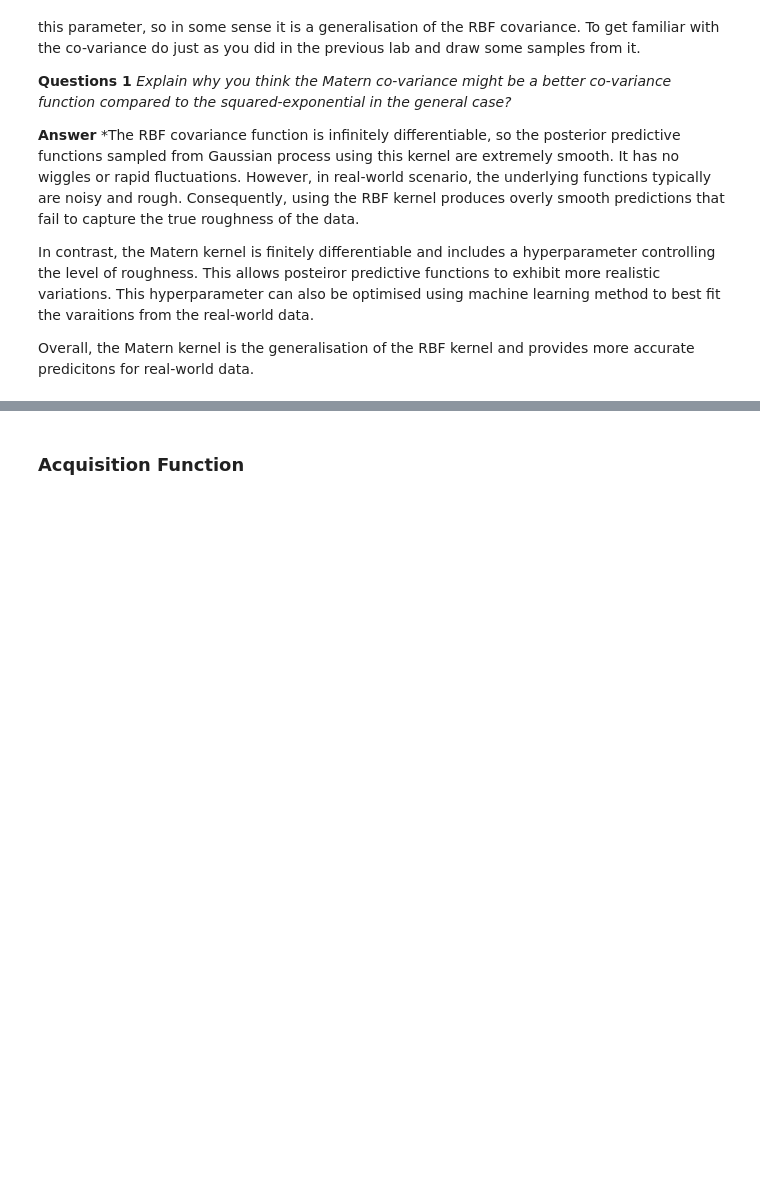
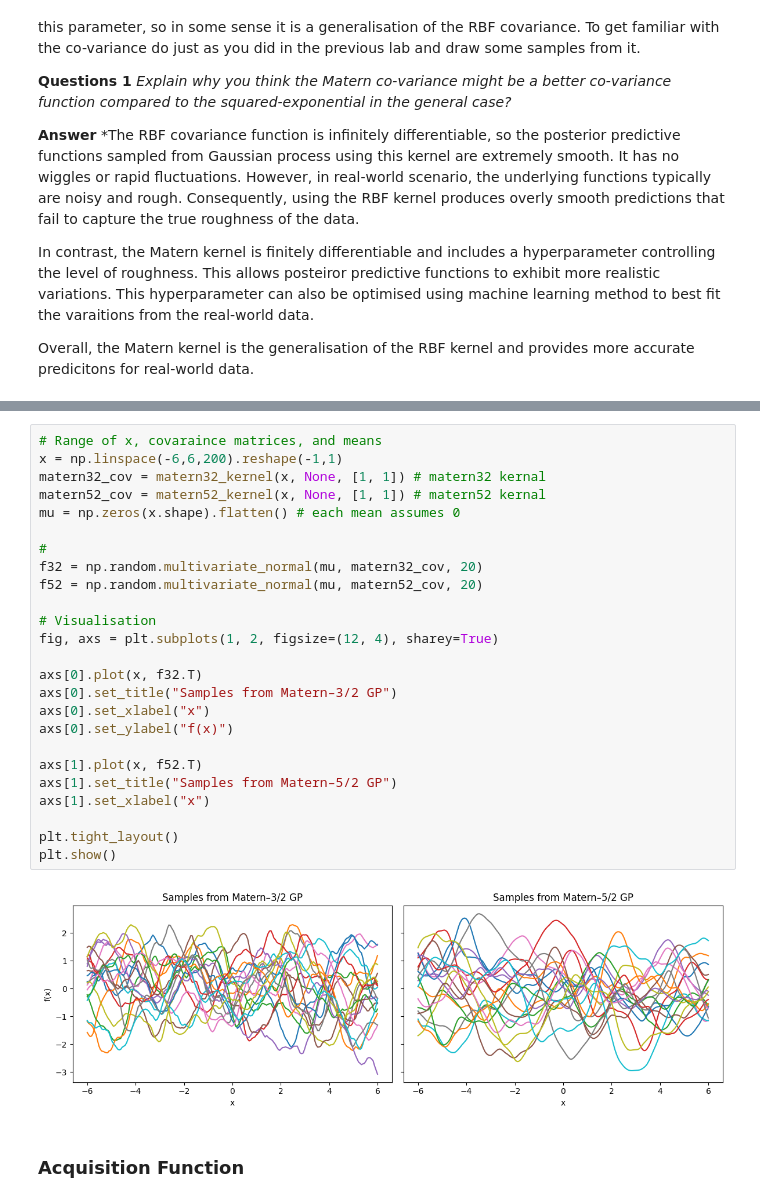
Before and after one commit to Tzu-Liang/Machine-Learning-and-the-Physical-World, a Jupyter notebook: bayesopt-notebook.ipynb, the cells around one changed output, grey strips where cells are left out. Saved outputs shown, nothing was run; the diff lists cells and outputs as text; blank space fills up the shorter version.

```diff
--- a/bayesopt-notebook.ipynb
+++ b/bayesopt-notebook.ipynb
@@ -79,3 +112,30 @@ Overall, the Matern kernel is the generalisation of the RBF kernel and provides
+# %%
+# Range of x, covaraince matrices, and means
+x = np.linspace(-6,6,200).reshape(-1,1)
+matern32_cov = matern32_kernel(x, None, [1, 1]) # matern32 kernal
+matern52_cov = matern52_kernel(x, None, [1, 1]) # matern52 kernal
+mu = np.zeros(x.shape).flatten() # each mean assumes 0
+
+#
+f32 = np.random.multivariate_normal(mu, matern32_cov, 20)
+f52 = np.random.multivariate_normal(mu, matern52_cov, 20)
+
+# Visualisation
+fig, axs = plt.subplots(1, 2, figsize=(12, 4), sharey=True)
+
+axs[0].plot(x, f32.T)
+axs[0].set_title("Samples from Matern–3/2 GP")
+axs[0].set_xlabel("x")
+axs[0].set_ylabel("f(x)")
+
+axs[1].plot(x, f52.T)
+axs[1].set_title("Samples from Matern–5/2 GP")
+axs[1].set_xlabel("x")
+
+plt.tight_layout()
+plt.show()
+# %% [output]
+[figure, added]
 # %% [markdown]
 ### Acquisition Function
 # %% [markdown]
```
Also changed, not shown: parts of 1 cell of this notebook.
